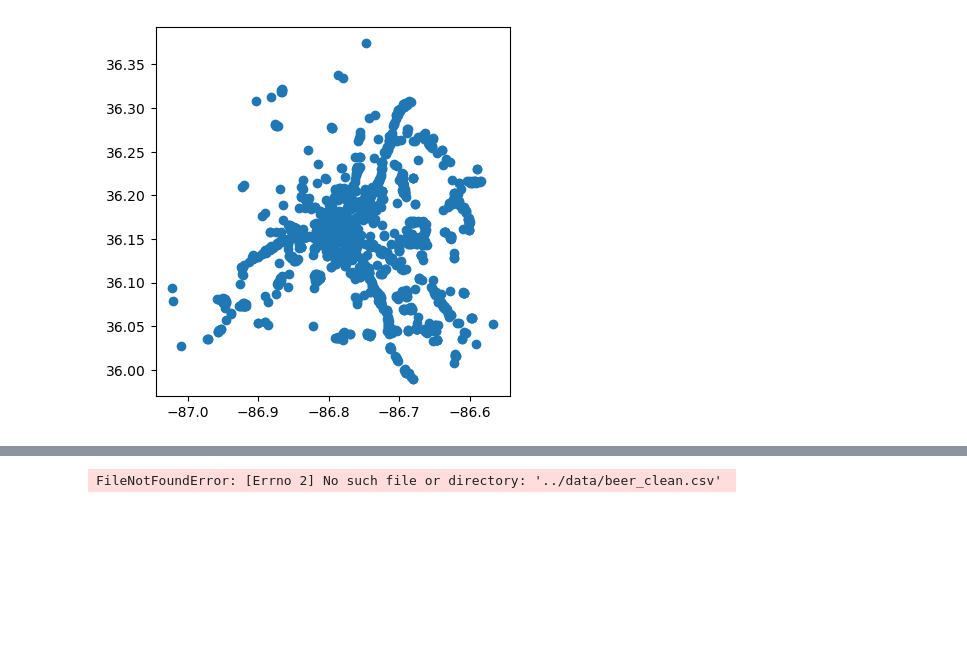
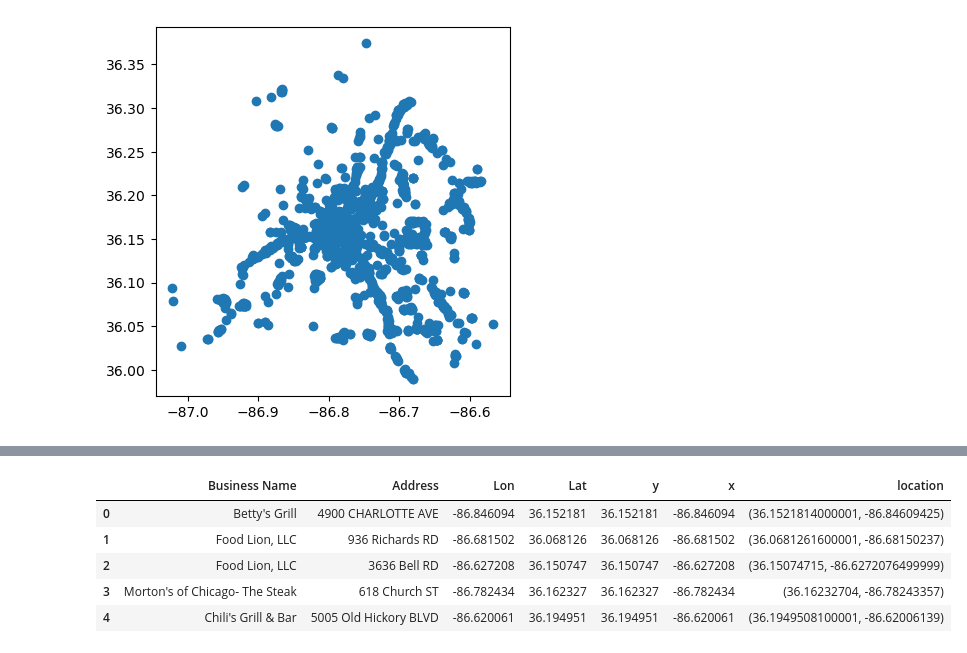
Before and after one commit to NSS-Data-Analytics-Cohort-14/geospatial-1-1-da14-2tall95, a Jupyter notebook: notebooks/Beer_Project.ipynb, the cells around one changed output, grey strips where cells are left out. Saved outputs shown, nothing was run; the diff lists cells and outputs as text; code cells hidden in the pictures; blank space fills up the shorter version.

```diff
--- a/notebooks/Beer_Project.ipynb
+++ b/notebooks/Beer_Project.ipynb
@@ -36,6 +90,2 @@ zipcodes.plot();
 # %%
-beer = pd.read_csv('../data/beer_clean.csv')
-print(beer.shape)
-beer.head(3)
+beer = pd.read_excel('../data/beer_clean.xlsx')
-# %% [output]
-FileNotFoundError: [Errno 2] No such file or directory: '../data/beer_clean.csv'
@@ -41,0 +94,9 @@ FileNotFoundError: [Errno 2] No such file or directory: '../data/beer_clean.csv'
+# %%
+beer.head()
+# %% [output]
+|  | Business Name | Address | Lon | Lat | y | x | location |
+| 0 | Betty's Grill | 4900 CHARLOTTE AVE | -86.846094 | 36.152181 | 36.152181 | -86.846094 | (36.1521814000001, -86.84609425) |
+| 1 | Food Lion, LLC | 936 Richards RD | -86.681502 | 36.068126 | 36.068126 | -86.681502 | (36.0681261600001, -86.68150237) |
+| 2 | Food Lion, LLC | 3636 Bell RD | -86.627208 | 36.150747 | 36.150747 | -86.627208 | (36.15074715, -86.6272076499999) |
+| 3 | Morton's of Chicago- The Steak | 618 Church ST | -86.782434 | 36.162327 | 36.162327 | -86.782434 | (36.16232704, -86.78243357) |
+| 4 | Chili's Grill & Bar | 5005 Old Hickory BLVD | -86.620061 | 36.194951 | 36.194951 | -86.620061 | (36.1949508100001, -86.62006139) |
```
Also changed, not shown: parts of 25 cells of this notebook.
